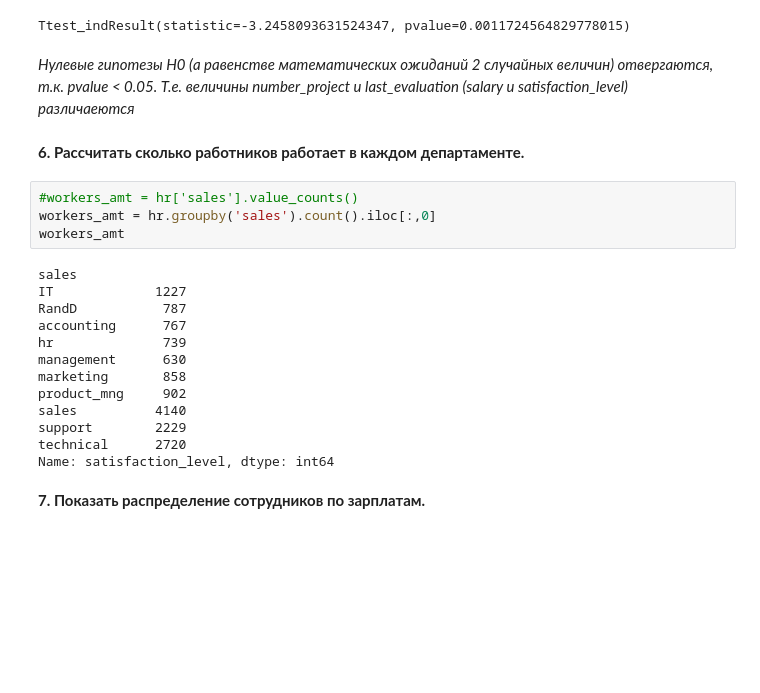
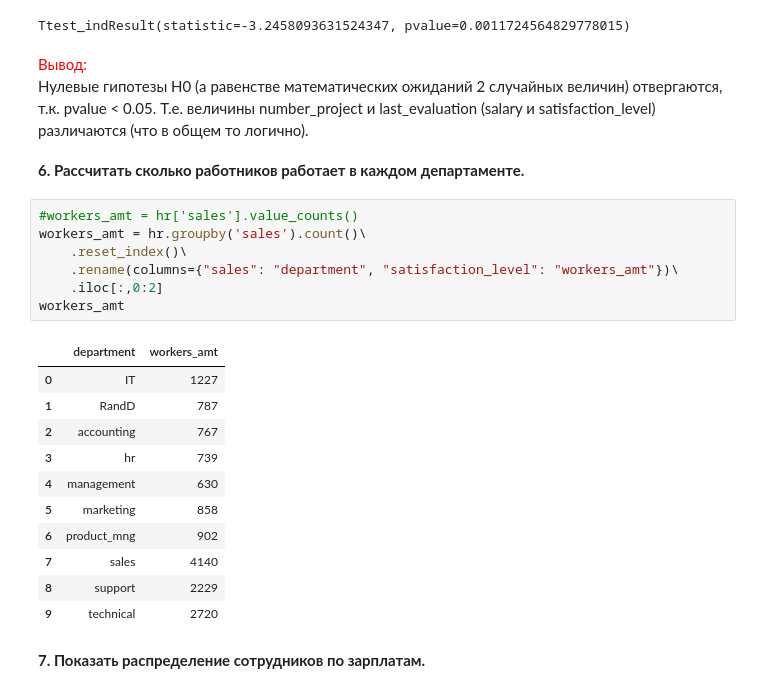
Before and after one commit to Timax/netology_pyda, a Jupyter notebook: diplom.ipynb, the cells around one changed output. Drawn from its saved outputs; the diff is of its cells as text; blank space fills up the shorter version.

```diff
--- a/diplom.ipynb
+++ b/diplom.ipynb
@@ -119,26 +131,30 @@ stats.ttest_ind(a, b)
 # %% [output]
 Ttest_indResult(statistic=-3.2458093631524347, pvalue=0.0011724564829778015)
 # %% [markdown]
-*Нулевые гипотезы H0 (а равенстве математических ожиданий 2 случайных величин) отвергаются, т.к. pvalue < 0.05. Т.е. величины number_project и last_evaluation (salary и satisfaction_level) различаеются*
+<font color='red'>
+    Вывод: </font><br>
+Нулевые гипотезы H0 (а равенстве математических ожиданий 2 случайных величин) отвергаются, т.к. pvalue < 0.05. Т.е. величины number_project и last_evaluation (salary и satisfaction_level) различаются (что в общем то логично).
 # %% [markdown]
 **6. Рассчитать сколько работников работает в каждом департаменте.**
 # %%
 #workers_amt = hr['sales'].value_counts()
-workers_amt = hr.groupby('sales').count().iloc[:,0]
+workers_amt = hr.groupby('sales').count()\
+    .reset_index()\
+    .rename(columns={"sales": "department", "satisfaction_level": "workers_amt"})\
+    .iloc[:,0:2]
 workers_amt
 # %% [output]
-sales
-IT             1227
-RandD           787
-accounting      767
-hr              739
-management      630
-marketing       858
-product_mng     902
-sales          4140
-support        2229
-technical      2720
-Name: satisfaction_level, dtype: int64
+|  | department | workers_amt |
+| 0 | IT | 1227 |
+| 1 | RandD | 787 |
+| 2 | accounting | 767 |
+| 3 | hr | 739 |
+| 4 | management | 630 |
+| 5 | marketing | 858 |
+| 6 | product_mng | 902 |
+| 7 | sales | 4140 |
+| 8 | support | 2229 |
+| 9 | technical | 2720 |
 # %% [markdown]
 **7. Показать распределение сотрудников по зарплатам.**
 # %%
```
Also changed, not shown: parts of 4 cells of this notebook.
